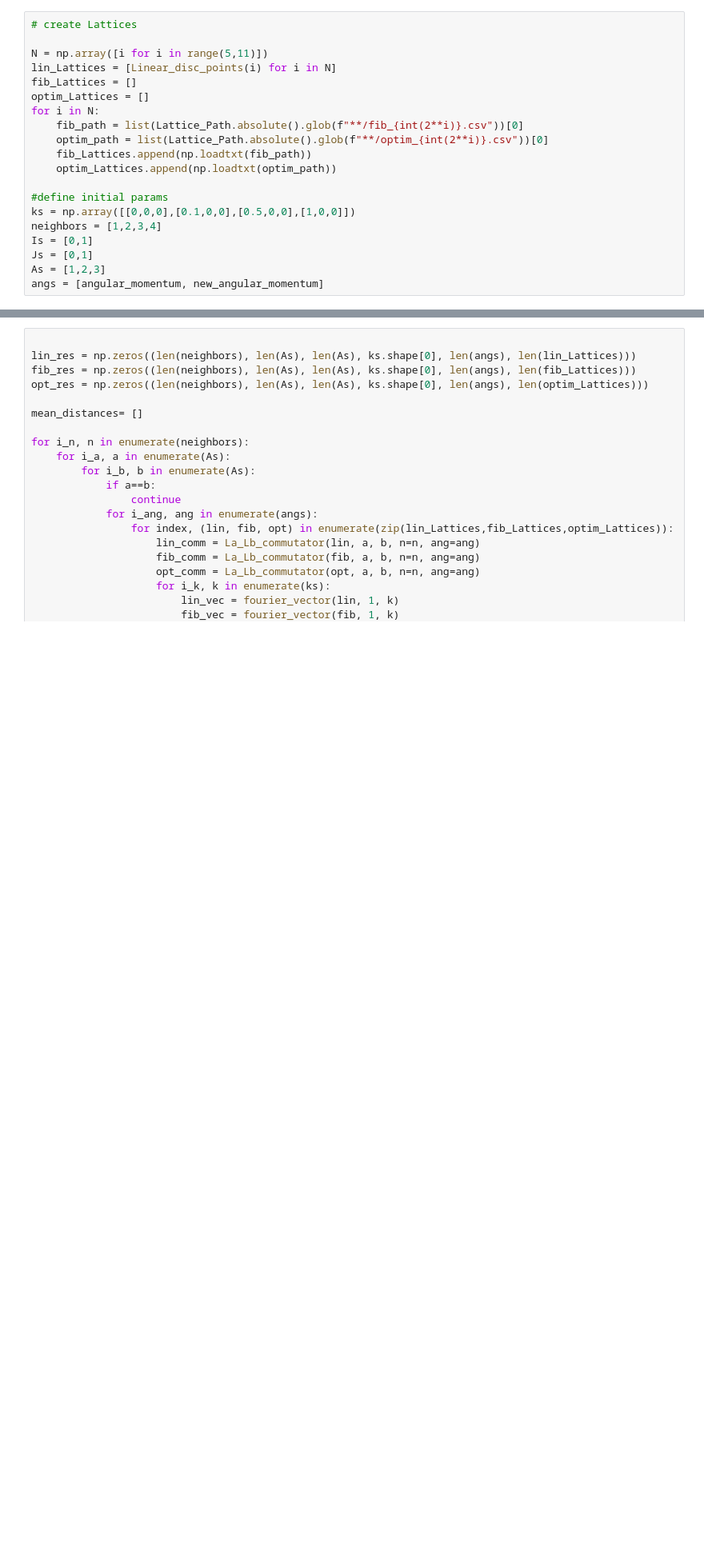
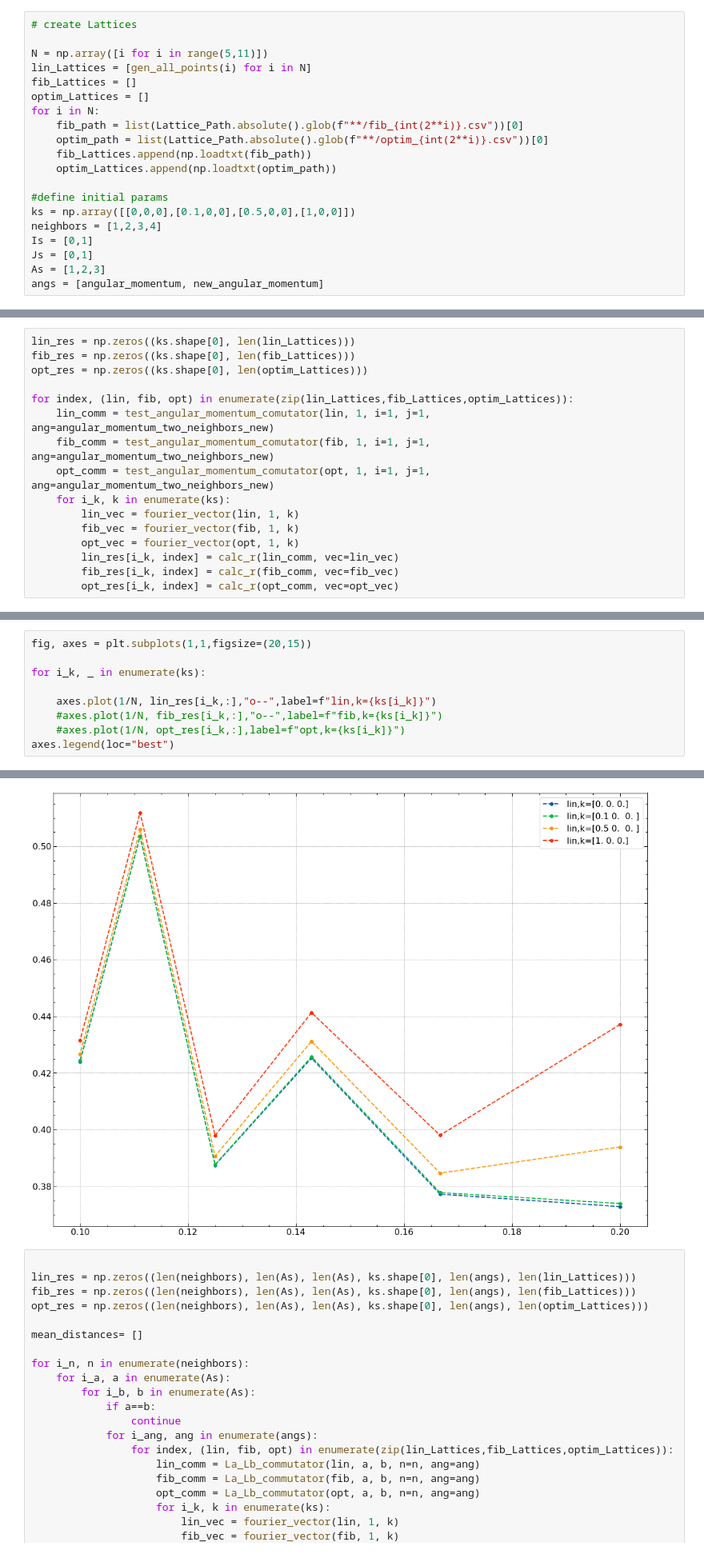
Before and after one commit to djrolfes/bachelor_thesis, a Jupyter notebook: tests.ipynb, the cells around one changed output, grey strips where cells are left out. Shown at 80% size. Cells and saved outputs as stored; diff of their text form; blank space fills up the shorter version.

```diff
--- a/tests.ipynb
+++ b/tests.ipynb
@@ -19,7 +20,7 @@ Lattice_Path = pathlib.Path("lattices")
 # create Lattices
 
 N = np.array([i for i in range(5,11)])
-lin_Lattices = [Linear_disc_points(i) for i in N]
+lin_Lattices = [gen_all_points(i) for i in N]
 fib_Lattices = []
 optim_Lattices = []
 for i in N:
@@ -90,0 +39,16 @@ array([[1, 3, 4],
+# %%
+lin_res = np.zeros((ks.shape[0], len(lin_Lattices)))
+fib_res = np.zeros((ks.shape[0], len(fib_Lattices)))
+opt_res = np.zeros((ks.shape[0], len(optim_Lattices)))
+
+for index, (lin, fib, opt) in enumerate(zip(lin_Lattices,fib_Lattices,optim_Lattices)):
+    lin_comm = test_angular_momentum_comutator(lin, 1, i=1, j=1, ang=angular_momentum_two_neighbors_new)
+    fib_comm = test_angular_momentum_comutator(fib, 1, i=1, j=1, ang=angular_momentum_two_neighbors_new)
+    opt_comm = test_angular_momentum_comutator(opt, 1, i=1, j=1, ang=angular_momentum_two_neighbors_new)
+    for i_k, k in enumerate(ks):
+        lin_vec = fourier_vector(lin, 1, k)
+        fib_vec = fourier_vector(fib, 1, k)
+        opt_vec = fourier_vector(opt, 1, k)
+        lin_res[i_k, index] = calc_r(lin_comm, vec=lin_vec)
+        fib_res[i_k, index] = calc_r(fib_comm, vec=fib_vec)
+        opt_res[i_k, index] = calc_r(opt_comm, vec=opt_vec)
@@ -90,0 +66,10 @@ array([[1, 3, 4],
+# %%
+fig, axes = plt.subplots(1,1,figsize=(20,15))
+
+for i_k, _ in enumerate(ks):
+
+    axes.plot(1/N, lin_res[i_k,:],"o--",label=f"lin,k={ks[i_k]}")
+    #axes.plot(1/N, fib_res[i_k,:],"o--",label=f"fib,k={ks[i_k]}")
+    #axes.plot(1/N, opt_res[i_k,:],label=f"opt,k={ks[i_k]}")
+axes.legend(loc="best")
+# %% [output]
@@ -91,3 +77,4 @@ array([[1, 3, 4],
+[figure, added]
 # %%
 
 lin_res = np.zeros((len(neighbors), len(As), len(As), ks.shape[0], len(angs), len(lin_Lattices)))
```
Also changed, not shown: parts of 23 cells of this notebook, 5 other files.
